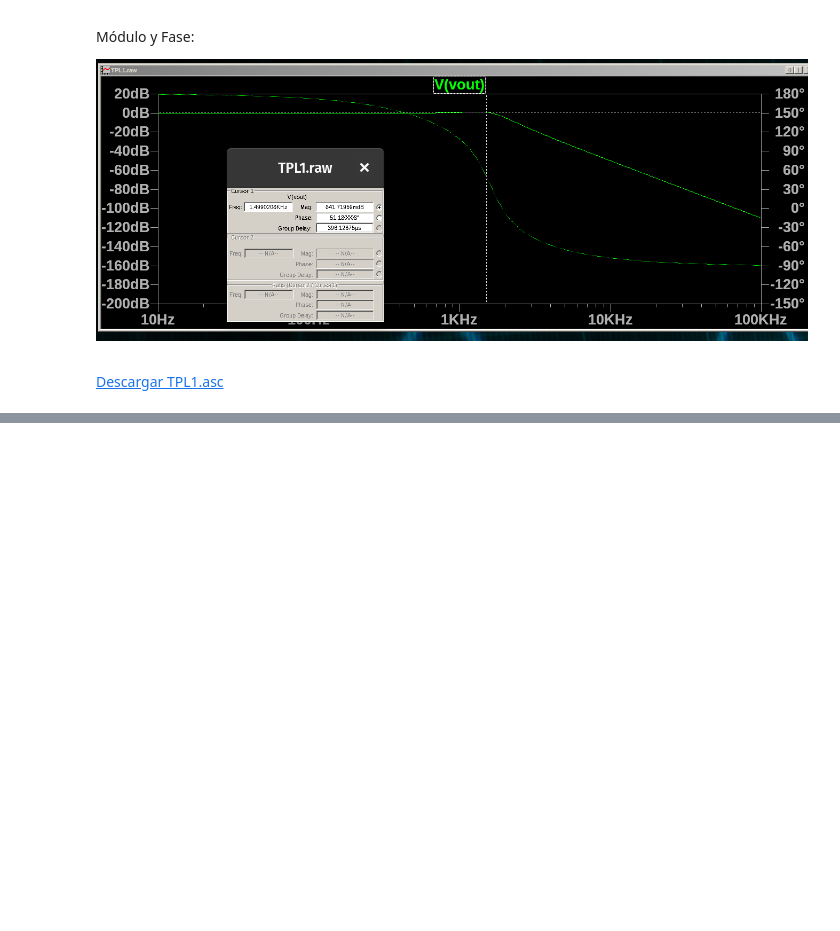
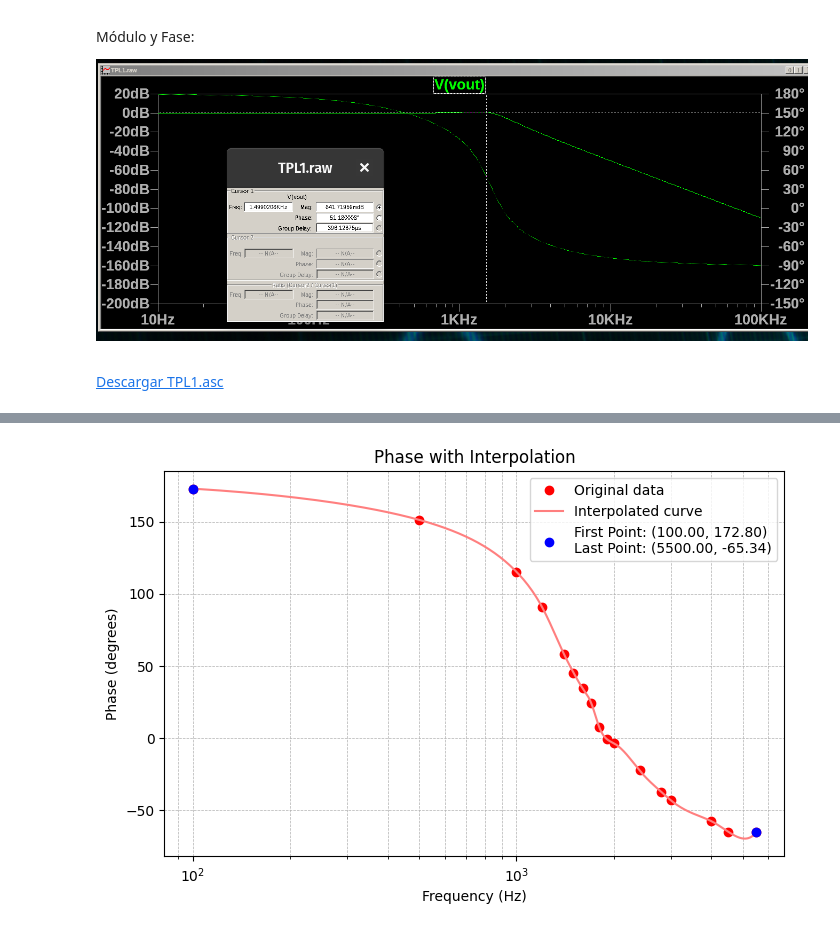
Before and after one commit to fborello-lambda/TC2-2025, a Jupyter notebook: TPL1/TPL1.ipynb, the cells around one changed output, grey strips where cells are left out. Saved outputs shown, nothing was run; the diff lists cells and outputs as text; code cells hidden in the pictures; blank space fills up the shorter version.

```diff
--- a/TPL1/TPL1.ipynb
+++ b/TPL1/TPL1.ipynb
@@ -335,0 +422,34 @@ Módulo y Fase:
+# %%
+from scipy.interpolate import interp1d
+
+x = frequencies
+y = phase
+
+# Remove NaNs or invalid points
+mask = ~np.isnan(y)
+x = x[mask]
+y = y[mask]
+
+interp_func = interp1d(x, y, kind="cubic", fill_value="extrapolate")
+x_dense = np.linspace(x.min(), x.max(), 500)
+y_dense = interp_func(x_dense)
+
+# Plot original points and interpolated curve
+plt.figure(figsize=(8, 5))
+plt.semilogx(x, y, "o", label="Original data", color="red")
+plt.semilogx(x_dense, y_dense, "-", color="#FF7F7F", label="Interpolated curve")
+plt.scatter(
+    [x_dense[0], x_dense[-1]],
+    [y_dense[0], y_dense[-1]],
+    color="blue",
+    label=f"First Point: ({x_dense[0]:.2f}, {y_dense[0]:.2f})\nLast Point: ({x_dense[-1]:.2f}, {y_dense[-1]:.2f})",
+    zorder=5,
+)
+plt.xlabel("Frequency (Hz)")
+plt.ylabel("Phase (degrees)")
+plt.title("Phase with Interpolation")
+plt.grid(True, which="both", linestyle="--", linewidth=0.5)
+plt.legend()
+plt.show()
+# %% [output]
+[figure, added]
```
Also changed, not shown: parts of 6 cells of this notebook, 2 other files.
